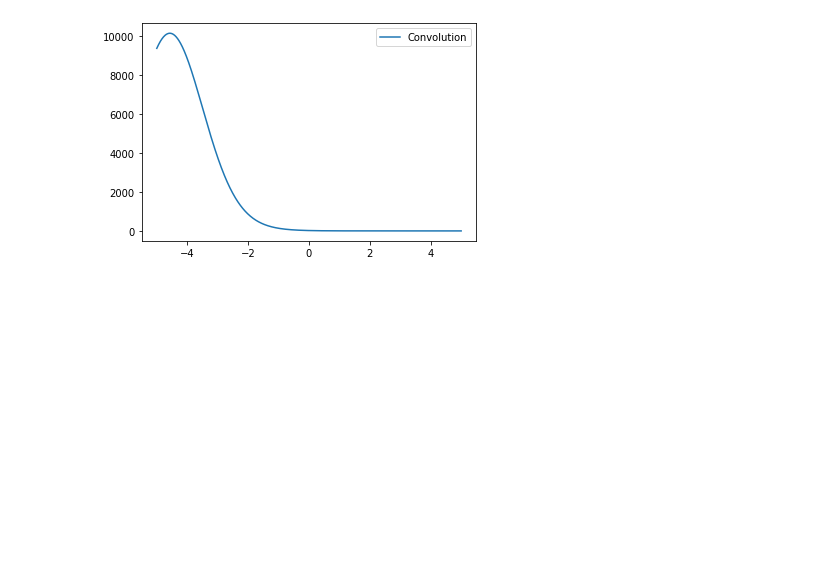
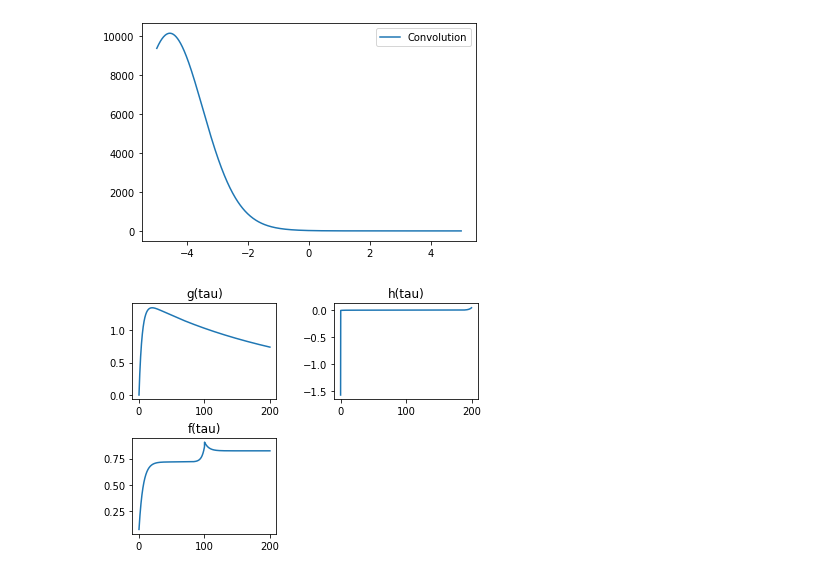
Before and after one commit to phy-zhaoqing/glitch, a Jupyter notebook: conv.ipynb, the cells around one changed output. Cells and saved outputs as stored; diff of their text form; code cells hidden in the pictures; blank space fills up the shorter version.

```diff
--- a/conv.ipynb
+++ b/conv.ipynb
@@ -19,3 +19,103 @@ plt.legend()
 plt.show()
 # %% [output]
 [figure]
+# %%
+import numpy as np
+import matplotlib.pyplot as plt
+
+# --------------------------------------Vela------------------------------------
+B = 5.0e-9
+E = 3.05e-15
+rhon = 0.01
+K = 53
+Omega0 = 0.97
+Omegan0 = 0.97
+beta = B/np.sqrt(E)
+
+# muHz
+nug0 = 11.2e6
+Omega = 2 * np.pi * nug0
+
+N=120
+
+# --------------------------------------Crab------------------------------------
+B = 8.5e-10
+E = 1.30e-20
+rhon = 0.1
+K = 80
+Omega0 = 0.77
+Omegan0 = 0.127
+beta = B/np.sqrt(E)
+
+# muHz
+nug0 = 29.9e6
+Omega = 2 * np.pi * nug0
+
+N = 200
+
+
+
+
+def omega(r):
+  b = beta + np.power(1 - np.power(r, 2.0), -3/4)
+  c = beta * rhon * np.power(1 - np.power(r, 2.0), -3/4)
+  omega_p = 0.5 * (-b + np.sqrt(np.power(b, 2.0) - 4 * c))
+  omega_m = 0.5 * (-b - np.sqrt(np.power(b, 2.0) - 4 * c))
+  return omega_p, omega_m
+
+
+def g(tau):
+  r = np.arange(0,1,1e-3)
+  omega_p, omega_m = omega(r)
+  y = r*3 * np.power(1 - np.power(r, 2.0), -1/4) * (np.exp(omega_p * tau) - np.exp(omega_m * tau))/(omega_p - omega_m)
+  gtau = 7.5 * np.trapz(y, r)
+  return gtau
+
+def iconv(signal, kernel):
+  signal_fft = np.fft.fft(signal)
+  kernel_fft = np.fft.fft(kernel)
+
+  result_fft = np.divide(1.0, kernel_fft, out=np.zeros_like(kernel_fft), where=kernel_fft!=0)
+
+  result_fft = result_fft * signal_fft
+
+  result = np.fft.ifft(result_fft).real
+  return result
+
+
+t = np.arange(0, N, 1e-1)
+tau = np.sqrt(E) * Omega * t
+
+y = []
+# yprime = 20/7 * tau
+for _ in tau:
+  gtau = g(_)
+  y.append(gtau)
+
+exptau = np.exp(-beta * tau)
+yp = np.array(y + 1./(rhon * K) * exptau )
+h = iconv(exptau, yp)
+I = np.ones(len(tau))
+
+
+f = Omega0
+f = f + (Omegan0 - Omega0) * np.exp(-beta * tau)
+
+f = f + (1 - Omega0) /(rhon * K) * np.convolve(I, h, mode='same')
+f = f - (Omegan0 - Omega0) / (rhon * K) * np.convolve(np.exp(-beta * tau), h, mode='same')
+
+plt.subplot(2,2,1)
+plt.plot(t,y)
+plt.title('g(tau)')
+
+plt.subplot(2,2,2)
+plt.plot(t,h)
+plt.title('h(tau)')
+
+plt.subplot(2,2,3)
+plt.plot(t, f)
+plt.title('f(tau)')
+
+plt.subplots_adjust(left=0.1, right=0.9, top=0.9, bottom=0.1, wspace=0.4, hspace=0.4)
+# %% [output]
+[figure, added]
```
Also changed, not shown: parts of 3 cells of this notebook.
